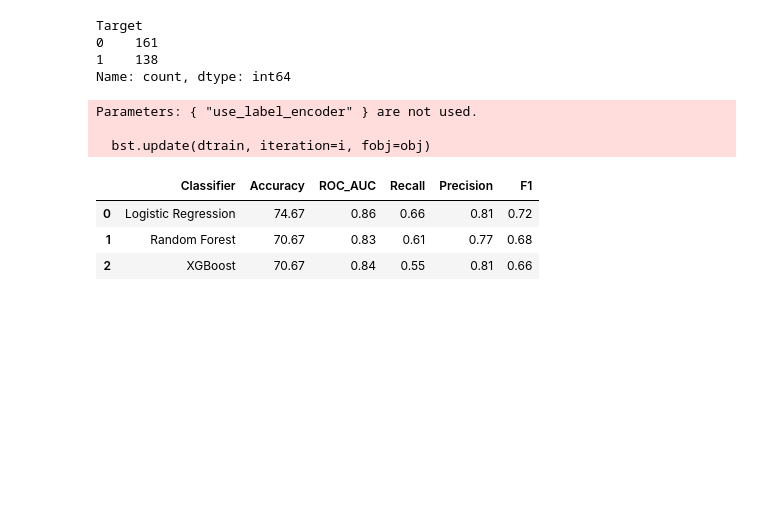
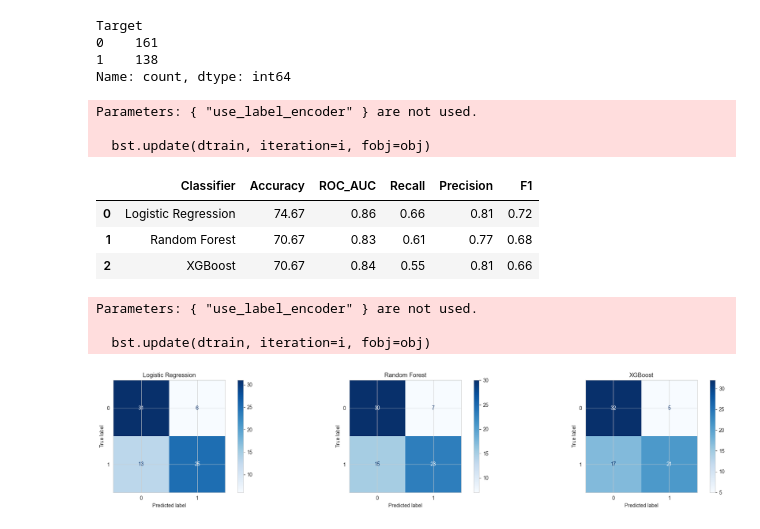
Before and after one commit to nibu-pamplaniyil/Heart, a Jupyter notebook: jupiter.ipynb, the cells around one changed output. Cells and saved outputs as stored; diff of their text form; code cells hidden in the pictures; blank space fills up the shorter version.

Commit message:
Confusion matrices for each classifiers

```diff
--- a/jupiter.ipynb
+++ b/jupiter.ipynb
@@ -394,3 +394,25 @@ Parameters: { "use_label_encoder" } are not used.
 | 0 | Logistic Regression | 74.67 | 0.86 | 0.66 | 0.81 | 0.72 |
 | 1 | Random Forest | 70.67 | 0.83 | 0.61 | 0.77 | 0.68 |
 | 2 | XGBoost | 70.67 | 0.84 | 0.55 | 0.81 | 0.66 |
+# %%
+def plot_conf_matrix(names, classifiers, nrows, ncols, fig_a, fig_b):
+    """
+    Plots confusion matrices in a grid layout.
+    """
+    fig, axes = plt.subplots(nrows=nrows, ncols=ncols, figsize=(fig_a, fig_b))
+    axes = axes.flatten()  # ensure we can index axes easily
+
+    for i, (clf, ax) in enumerate(zip(classifiers, axes)):
+        clf.fit(X_train, y_train)
+        ConfusionMatrixDisplay.from_estimator(clf, X_val, y_val, ax=ax, cmap="Blues")
+        ax.set_title(names[i])
+
+    plt.tight_layout()
+    plt.show()
+# %%
+plot_conf_matrix(names, classifiers, nrows=1, ncols=3, fig_a=20, fig_b=4)
+# %% [output]
+Parameters: { "use_label_encoder" } are not used.
+
+  bst.update(dtrain, iteration=i, fobj=obj)
+[figure, added]
```
